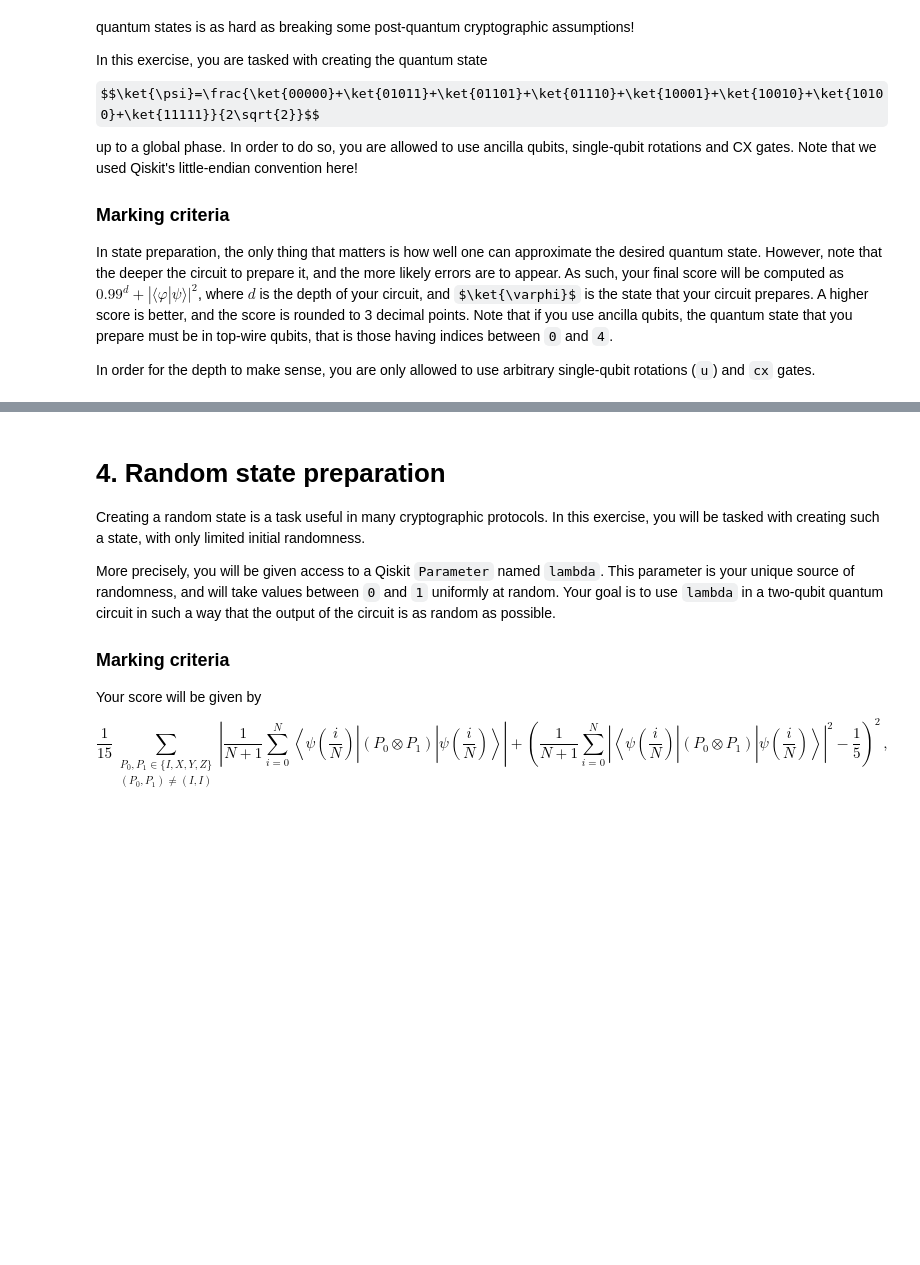
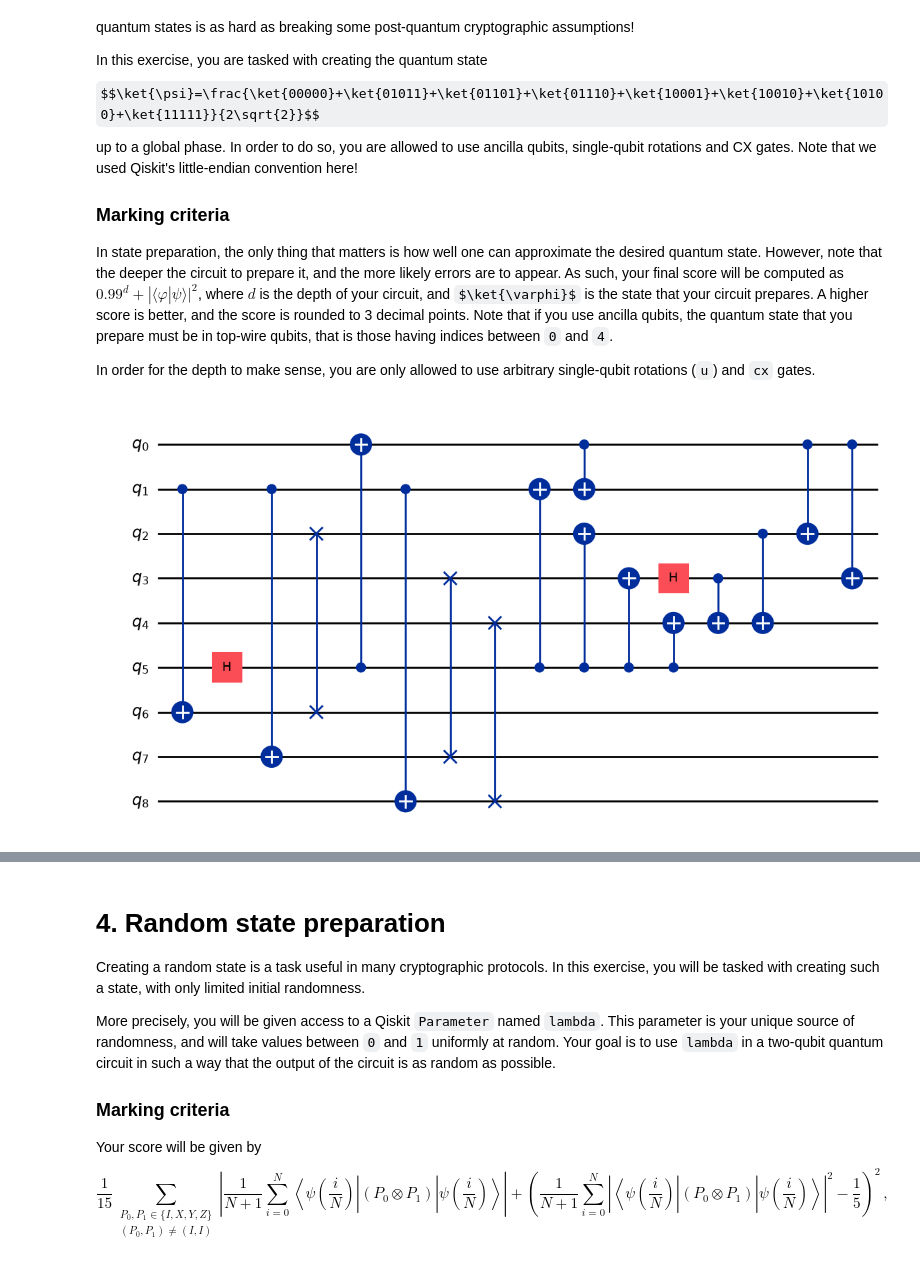
Before and after one commit to jzywiecki/quantum-computing-hackathon, a Jupyter notebook: Questions2026.ipynb, the cells around one changed output, grey strips where cells are left out. Cells and saved outputs as stored; diff of their text form; code cells hidden in the pictures; some formulas as TeX source; blank space fills up the shorter version.

```diff
--- a/Questions2026.ipynb
+++ b/Questions2026.ipynb
@@ -397,7 +272,47 @@ In order for the depth to make sense, you are only allowed to use arbitrary sing
 # %%
 # SUBMISSION CELL
 from qiskit import QuantumCircuit
 
 # YOUR CODE HERE
 # Note: you can change the number of qubits, but don't change the name of the quantum circuit
-qc = QuantumCircuit(5)
+qc = QuantumCircuit(9)
+
+# Rule 3
+#####################
+#kubas gate
+#ancilla lines 6, 7, 8
+qc.cx(1, 6)
+qc.cx(1, 7)
+qc.cx(1, 8)
+
+qc.swap(6, 2)
+qc.swap(7, 3)
+qc.swap(8, 4)
+
+######################
+
+# Whole entanglement with ancilla
+qc.h(5)
+qc.cx(5,0)
+qc.cx(5,1)
+qc.cx(5,2)
+qc.cx(5,3)
+qc.cx(5,4)
+
+# Rule 2 - state 3,4 entanglement
+qc.h(3)
+qc.cx(3,4)
+
+# if [2]==0, then [34]=|00>+|11>, if [2]==1, then [34]==|01>+|10>
+qc.cx(2,4)
+
+# Rule 1 - apply symmetry
+qc.cx(0,1)
+qc.cx(0,2)
+qc.cx(0,3)
+
+display(qc.draw("mpl"))
+
+qc = qc.decompose(reps=100)
+# %% [output]
+[figure, added]
```
Also changed, not shown: parts of 12 cells of this notebook.
